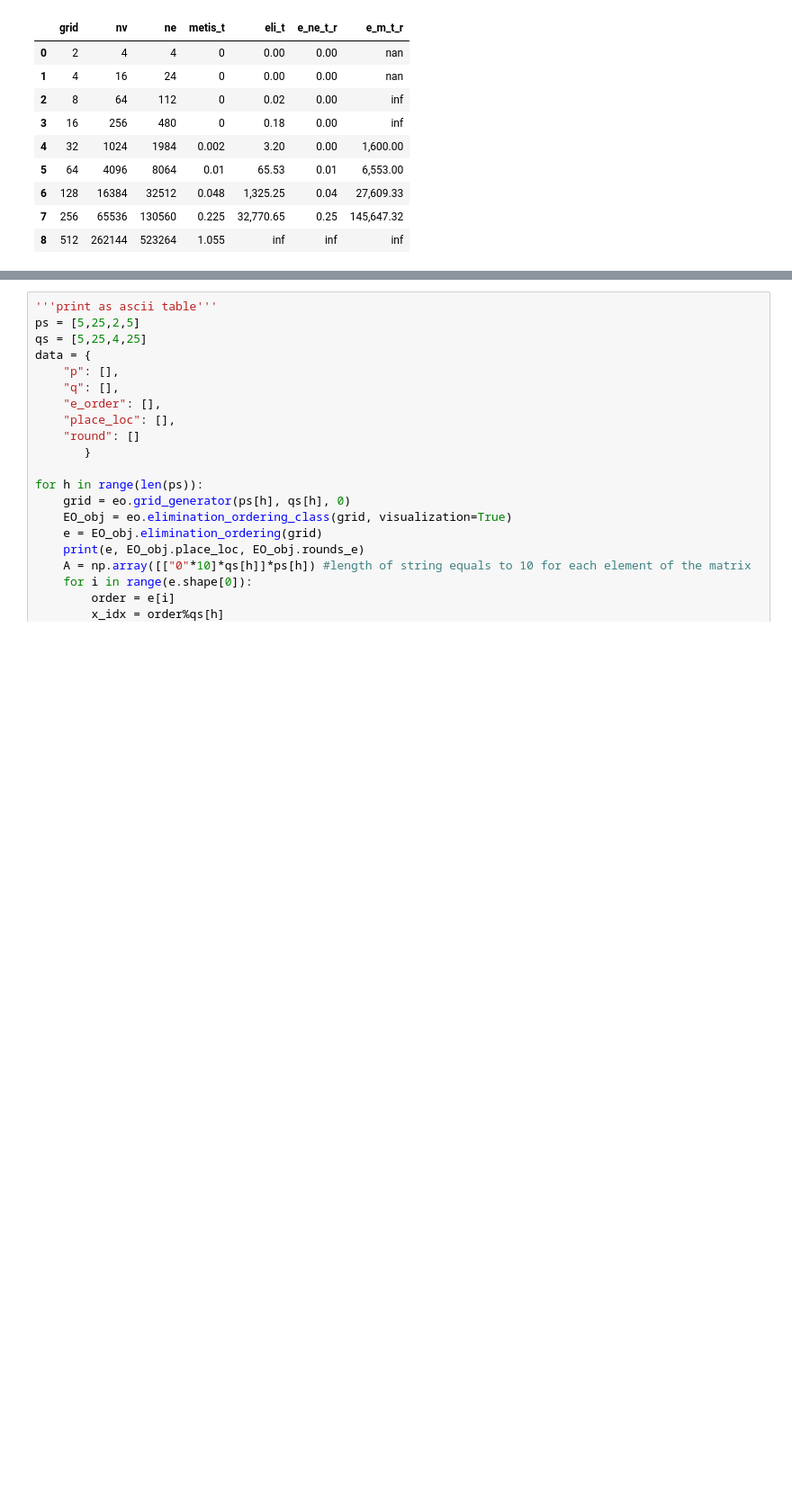
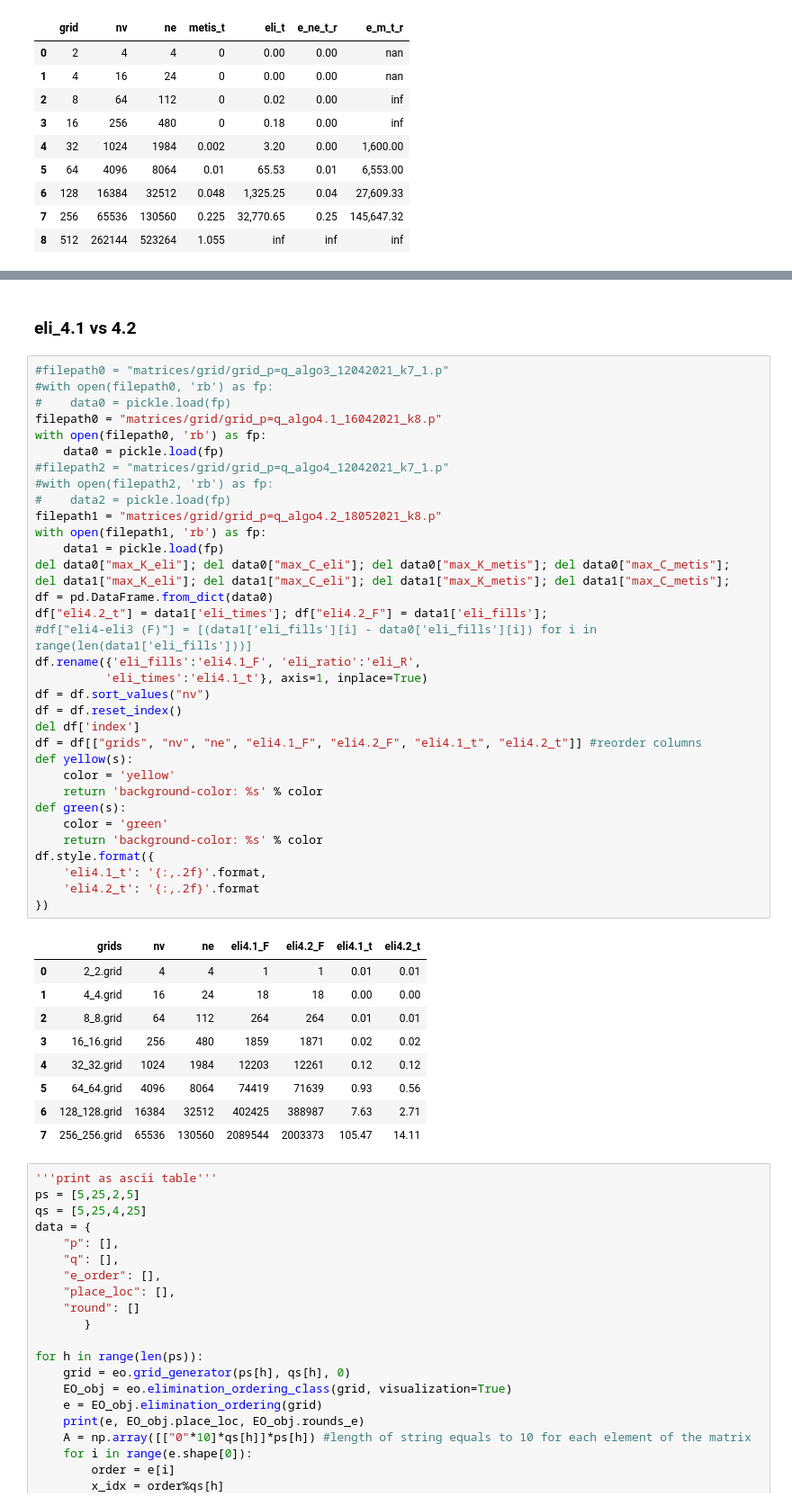
Before and after one commit to berylgithub/eli, a Jupyter notebook: main.ipynb, the cells around one changed output, grey strips where cells are left out. Shown: that part at 90% size. Cells and saved outputs as stored; diff of their text form; blank space fills up the shorter version.

```diff
--- a/main.ipynb
+++ b/main.ipynb
@@ -1090,3 +1216,49 @@ df.style.format({
+# %% [markdown]
+### eli_4.1 vs 4.2
+# %%
+#filepath0 = "matrices/grid/grid_p=q_algo3_12042021_k7_1.p"
+#with open(filepath0, 'rb') as fp:
+#    data0 = pickle.load(fp)
+filepath0 = "matrices/grid/grid_p=q_algo4.1_16042021_k8.p"
+with open(filepath0, 'rb') as fp:
+    data0 = pickle.load(fp)
+#filepath2 = "matrices/grid/grid_p=q_algo4_12042021_k7_1.p"
+#with open(filepath2, 'rb') as fp:
+#    data2 = pickle.load(fp)
+filepath1 = "matrices/grid/grid_p=q_algo4.2_18052021_k8.p"
+with open(filepath1, 'rb') as fp:
+    data1 = pickle.load(fp)
+del data0["max_K_eli"]; del data0["max_C_eli"]; del data0["max_K_metis"]; del data0["max_C_metis"];
+del data1["max_K_eli"]; del data1["max_C_eli"]; del data1["max_K_metis"]; del data1["max_C_metis"];
+df = pd.DataFrame.from_dict(data0)
+df["eli4.2_t"] = data1['eli_times']; df["eli4.2_F"] = data1['eli_fills'];
+#df["eli4-eli3 (F)"] = [(data1['eli_fills'][i] - data0['eli_fills'][i]) for i in range(len(data1['eli_fills']))]
+df.rename({'eli_fills':'eli4.1_F', 'eli_ratio':'eli_R',
+          'eli_times':'eli4.1_t'}, axis=1, inplace=True)
+df = df.sort_values("nv")
+df = df.reset_index()
+del df['index']
+df = df[["grids", "nv", "ne", "eli4.1_F", "eli4.2_F", "eli4.1_t", "eli4.2_t"]] #reorder columns
+def yellow(s):
+    color = 'yellow'
+    return 'background-color: %s' % color
+def green(s):
+    color = 'green'
+    return 'background-color: %s' % color
+df.style.format({
+    'eli4.1_t': '{:,.2f}'.format,
+    'eli4.2_t': '{:,.2f}'.format
+})
+# %% [output]
+|  | grids | nv | ne | eli4.1_F | eli4.2_F | eli4.1_t | eli4.2_t |
+| 0 | 2_2.grid | 4 | 4 | 1 | 1 | 0.01 | 0.01 |
+| 1 | 4_4.grid | 16 | 24 | 18 | 18 | 0.00 | 0.00 |
+| 2 | 8_8.grid | 64 | 112 | 264 | 264 | 0.01 | 0.01 |
+| 3 | 16_16.grid | 256 | 480 | 1859 | 1871 | 0.02 | 0.02 |
+| 4 | 32_32.grid | 1024 | 1984 | 12203 | 12261 | 0.12 | 0.12 |
+| 5 | 64_64.grid | 4096 | 8064 | 74419 | 71639 | 0.93 | 0.56 |
+| 6 | 128_128.grid | 16384 | 32512 | 402425 | 388987 | 7.63 | 2.71 |
+| 7 | 256_256.grid | 65536 | 130560 | 2089544 | 2003373 | 105.47 | 14.11 |
 # %%
 '''print as ascii table'''
 ps = [5,25,2,5]
```
Also changed, not shown: parts of 5 cells of this notebook, 1 other file.
